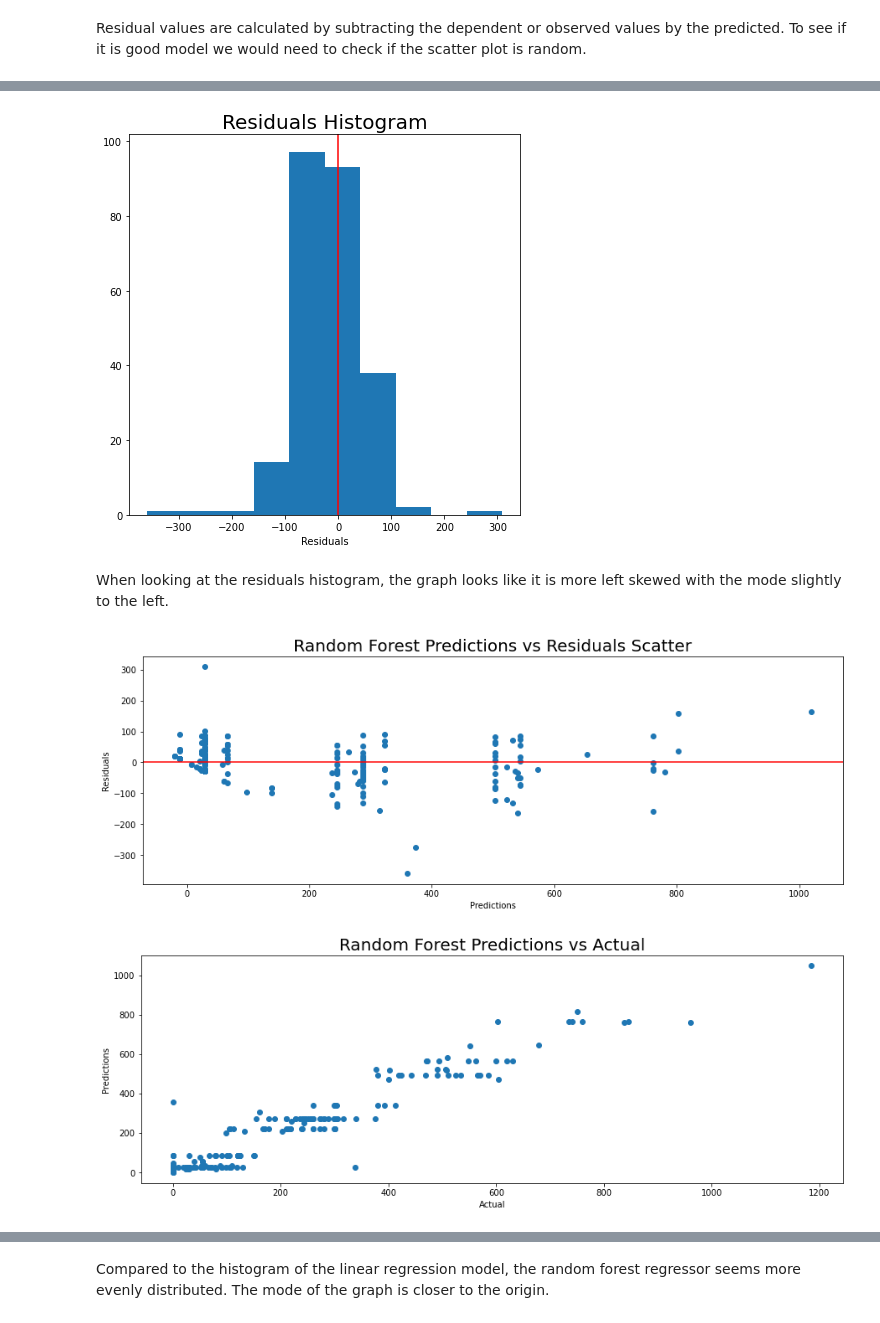
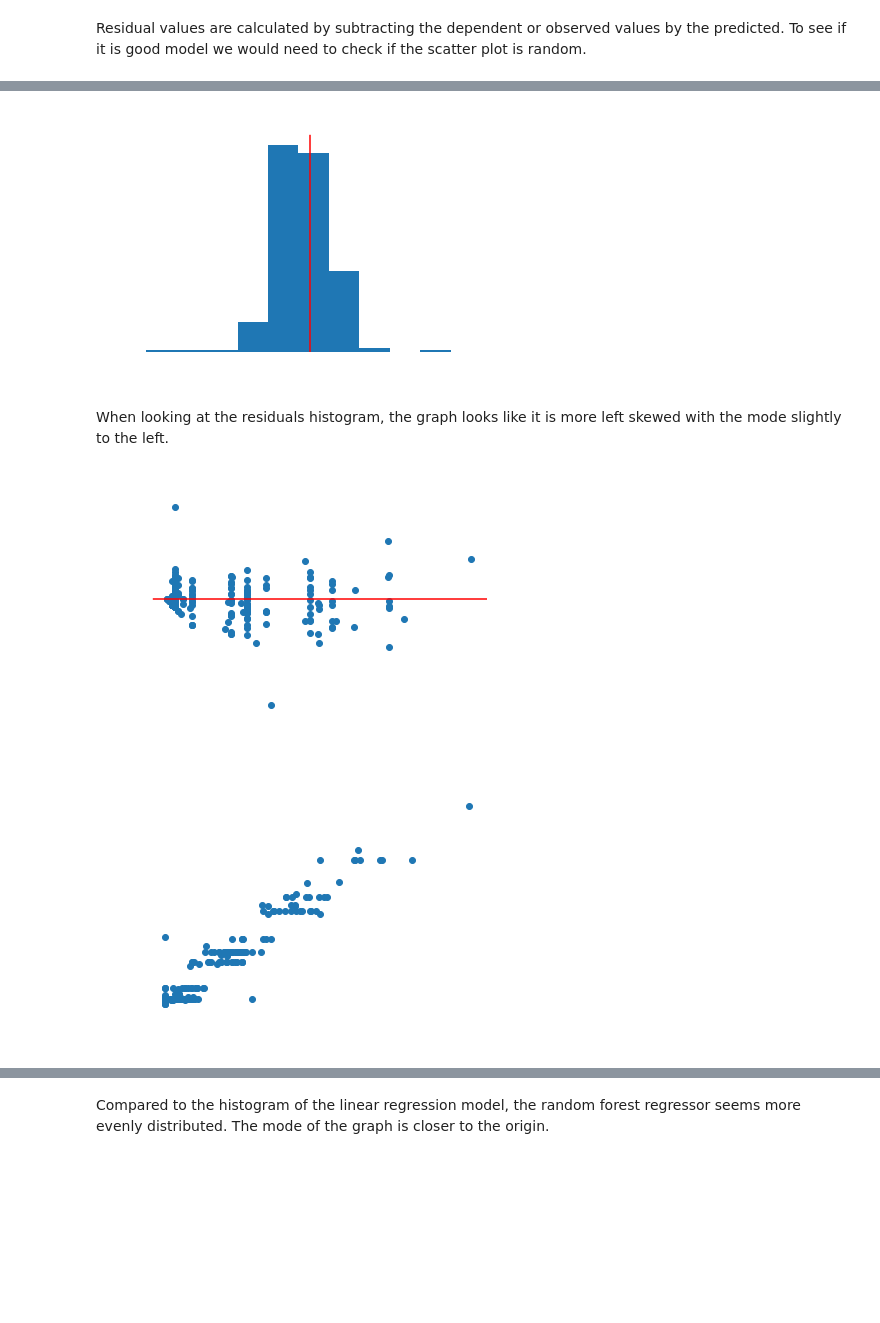
Before and after one commit to kyounghobriankim/capstone, a Jupyter notebook: py_model/valorant_ml.ipynb, the cells around one changed output, grey strips where cells are left out. Drawn from its saved outputs; the diff is of its cells as text; code cells hidden in the pictures; blank space fills up the shorter version.

```diff
--- a/py_model/valorant_ml.ipynb
+++ b/py_model/valorant_ml.ipynb
@@ -239,12 +278,22 @@ plt.scatter(x=y_test, y=predictions);
 # %%
 # Residuals Histogram
-plt.figure(figsize=(7,7))
-plt.title('Residuals Histogram', fontsize=20)
-plt.xlabel('Residuals')
+
+fig = plt.figure()
+ax = fig.add_subplot(111)
+ax.set_xlabel('Residuals', color='white')
+ax.tick_params(axis='x', colors='white')
+ax.tick_params(axis='y', colors='white')
+ax.spines['bottom'].set_color('white')
+ax.spines['left'].set_color('white')
+ax.spines['top'].set_color('white')
+ax.spines['right'].set_color('white')
+
+plt.title('Linear Regression Residuals Histogram', color='white', fontsize=20)
 plt.axvline(0, color='r')
-plt.hist(residuals);
+plt.hist(residuals)
+plt.savefig('./lr_res.png');
 # %% [output]
-[figure, old version]
+[figure, new version]
 # %% [markdown]
 When looking at the residuals histogram, the graph looks like it is more left skewed with the mode slightly to the left.
 # %%
@@ -252,22 +301,41 @@ When looking at the residuals histogram, the graph looks like it is more left sk
 predictions_rf = gs.predict(X_test)
 residuals_rf = y_test - predictions_rf
 
-plt.figure(figsize=(15,5))
-plt.title('Random Forest Predictions vs Residuals Scatter', fontsize=20)
-plt.xlabel('Predictions')
-plt.ylabel('Residuals')
-plt.scatter(x=predictions, y=residuals)
-plt.axhline(0, color='r');
+fig = plt.figure()
+ax = fig.add_subplot(111)
+ax.plot(range(10))
+ax.set_xlabel('Predictions', color='white')
+ax.set_ylabel('Residuals', color='white')
+ax.tick_params(axis='x', colors='white')
+ax.tick_params(axis='y', colors='white')
+ax.spines['bottom'].set_color('white')
+ax.spines['left'].set_color('white')
+ax.spines['top'].set_color('white')
+ax.spines['right'].set_color('white')
+plt.title('Predictions vs Residuals Scatter', color='white', fontsize=20)
+plt.scatter(x=predictions_rf, y=residuals_rf)
+plt.axhline(0, color='r')
+plt.savefig('./rf_pred_res.png');
 # %% [output]
-[figure, old version]
+[figure, new version]
 # %%
 # Plotting Predictions vs Actual
-plt.figure(figsize=(15,5))
-plt.title('Random Forest Predictions vs Actual', fontsize=20)
-plt.xlabel('Actual')
-plt.ylabel('Predictions')
-plt.scatter(x=y_test, y=predictions_rf);
+
+fig = plt.figure()
+ax = fig.add_subplot(111)
+ax.plot(range(10))
+ax.set_xlabel('Predictions', color='white')
+ax.set_ylabel('Residuals', color='white')
+ax.tick_params(axis='x', colors='white')
+ax.tick_params(axis='y', colors='white')
+ax.spines['bottom'].set_color('white')
+ax.spines['left'].set_color('white')
+ax.spines['top'].set_color('white')
+ax.spines['right'].set_color('white')
+plt.title('Random Forest Predictions vs Actual', color='white', fontsize=20)
+plt.scatter(x=y_test, y=predictions_rf)
+plt.savefig('./rf_pred_actual.png');
 # %% [output]
-[figure, old version]
+[figure, new version]
 # %%
 # Residuals Histogram
```
Also changed, not shown: parts of 9 cells of this notebook, 8 other files.
